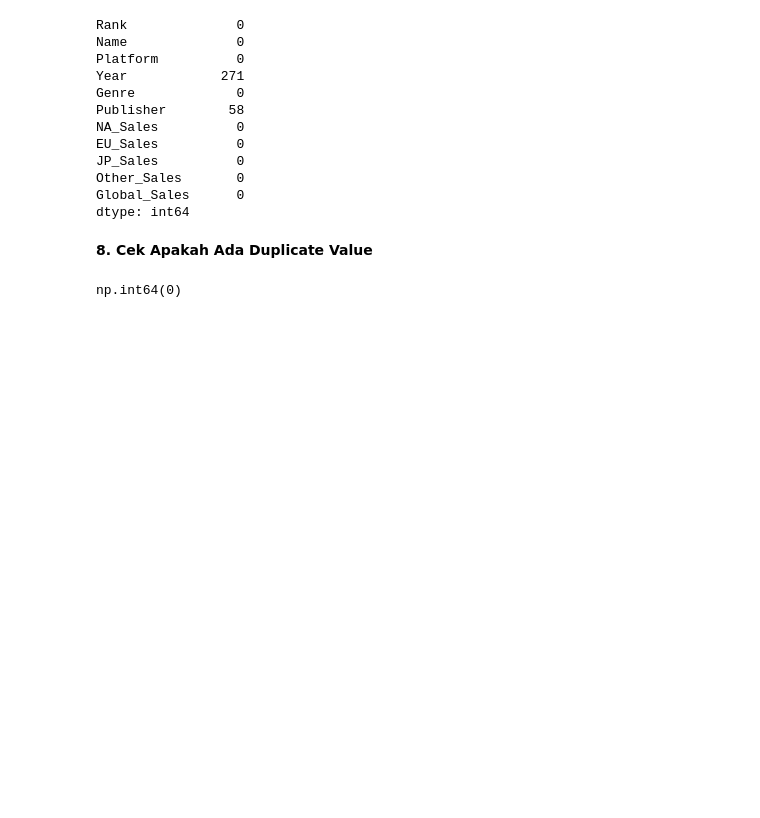
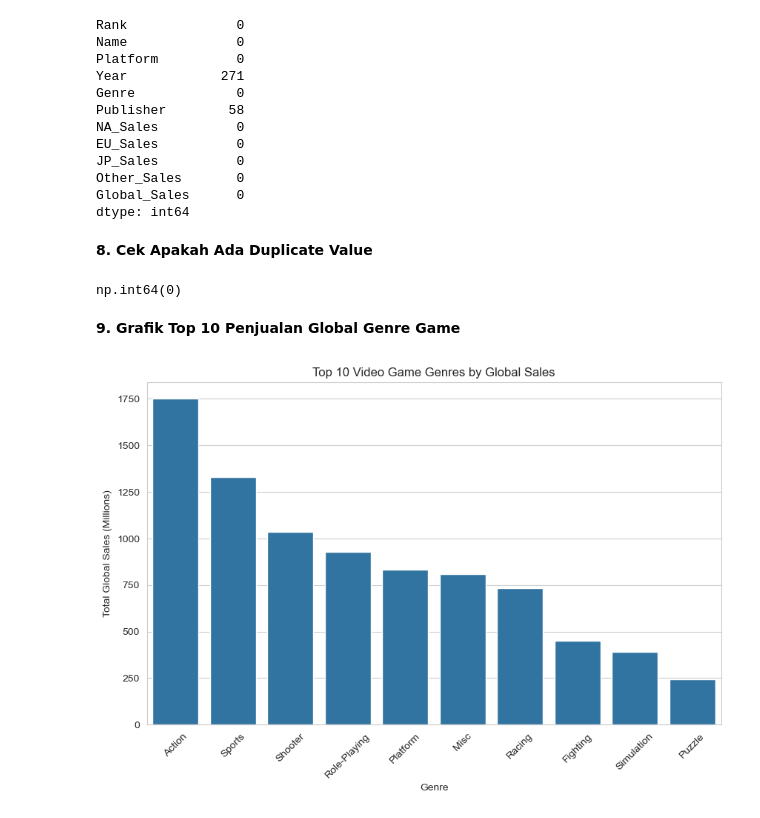
Before and after one commit to MuhammadShidqiHanifUSK/A_UAS_PrakVisDat_Klp5, a Jupyter notebook: notebooks/eda.ipynb, the cells around one changed output. Saved outputs shown, nothing was run; the diff lists cells and outputs as text; code cells hidden in the pictures; blank space fills up the shorter version.

Commit message:
Edit eda.ipynb: Add visualization top 10 genre by global sales

```diff
--- a/notebooks/eda.ipynb
+++ b/notebooks/eda.ipynb
@@ -105,3 +105,31 @@ dtype: int64
 df.duplicated().sum()
 # %% [output]
 np.int64(0)
+# %% [markdown]
+**9. Grafik Top 10 Penjualan Global Genre Game**
+# %%
+sns.set_style("whitegrid")
+genre_sales = (
+    df.groupby('Genre')['Global_Sales']
+    .sum()
+    .sort_values(ascending=False)
+    .head(10)
+    .reset_index()
+)
+plt.figure(figsize=(10,6))
+
+sns.barplot(
+    data=genre_sales,
+    x='Genre',
+    y='Global_Sales'
+)
+
+plt.title("Top 10 Video Game Genres by Global Sales")
+plt.xlabel("Genre")
+plt.ylabel("Total Global Sales (Millions)")
+
+plt.xticks(rotation=45)
+
+plt.show()
+# %% [output]
+[figure, added]
```
